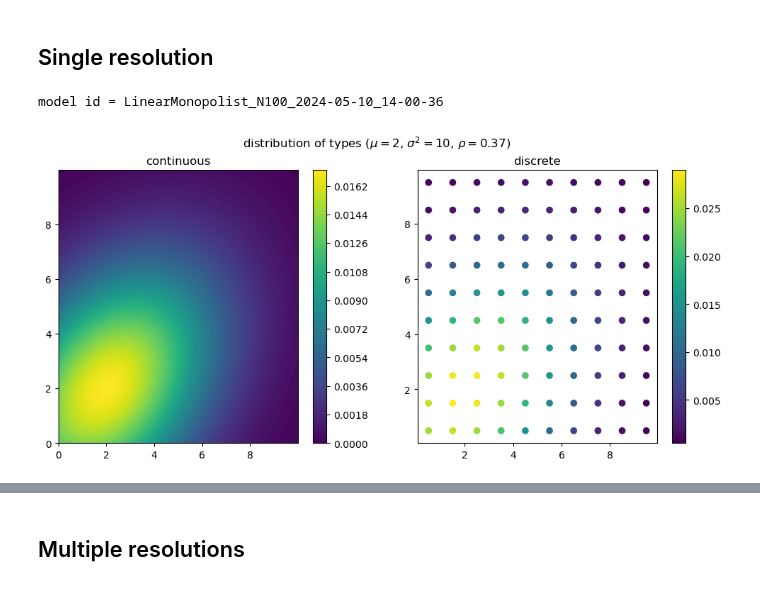
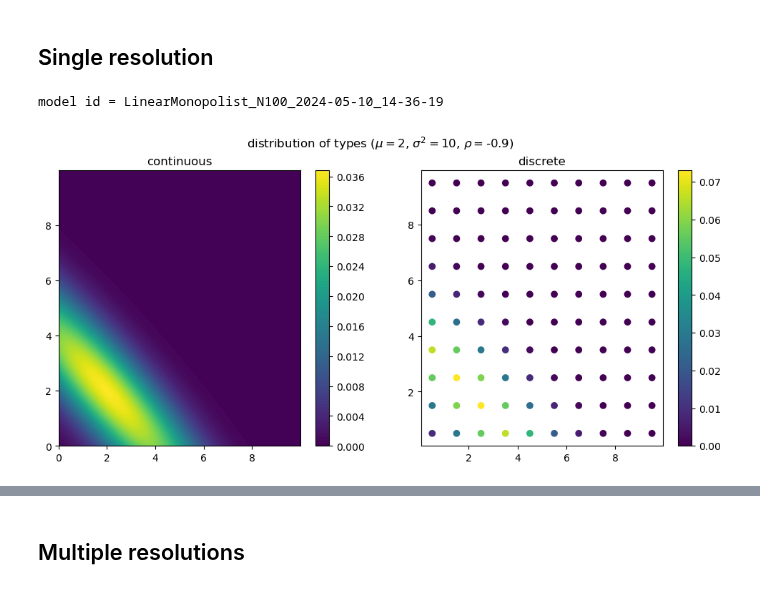
Before and after one commit to x-dupuis/screening-algo, a Jupyter notebook: examples/Schmalensee.ipynb, the cells around one changed output, grey strips where cells are left out. Cells and saved outputs as stored; diff of their text form; code cells hidden in the pictures.

```diff
--- a/examples/Schmalensee.ipynb
+++ b/examples/Schmalensee.ipynb
@@ -18,34 +18,34 @@ from modules import LinearMonopolist
 # %%
 n0, n1 = 10, 10
 t0, t1 =  np.linspace(0, 10, num=n0+1, dtype=np.float32), np.linspace(0, 10, num=n1+1, dtype=np.float32)  #  [1, 1.5, 3], [0, 0.5, 1]
 theta0 = (t0[1:]+t0[:-1])/2 ; theta1 = (t1[1:]+t1[:-1])/2
 theta0, theta1 = np.meshgrid(theta0,theta1)
 theta = np.stack((theta0.flatten(), theta1.flatten())); N = theta.shape[-1] # number of types
 
-mu = 2; sigma2 = 10; rho = 0.37
+mu = 2; sigma2 = 10; rho = -0.9
 distribution = multivariate_normal(mu*np.array([1, 1]), sigma2*np.array([[1, rho], [rho,1]]))
 cd = distribution.cdf(np.dstack(np.meshgrid(t0,t1)))
 f = cd[1:,1:] + cd[:-1,:-1] - cd[1:,:-1] - cd[:-1,1:]
 f = f.flatten() /  np.sum(f) # weights in the distribution
 
 ### Model parameters setting
 param = {'substituable':False, 'mu':mu, 'simga2':sigma2, 'rho':rho}   # False for indivisible goods (constraints = cube), True for substituable goods (constraints = simplex)
 
 ### Objects
 model = LinearMonopolist(theta, f, param)
 
 fig, axs = plt.subplots(1,2, figsize=(12,5))
 c0, c1 = np.mgrid[np.min(t0):np.max(t0):0.01, np.min(t1):np.max(t1):0.01]
 ctypes = axs[0].contourf(c0, c1, distribution.pdf(np.dstack((c0, c1))), 100)
 _ = fig.colorbar(ctypes)
 _ = axs[0].set_title('continuous')
 dtypes = axs[1].scatter(theta0, theta1, c=f)
 _ = fig.colorbar(dtypes)
 _ = axs[1].set_title('discrete')
 _ = fig.suptitle(rf'distribution of types ($\mu=${mu}, $\sigma^2=${sigma2}, $\rho=${rho})')
 # %% [output]
-model id = LinearMonopolist_N100_2024-05-10_14-00-36
+model id = LinearMonopolist_N100_2024-05-10_14-36-19
-[figure, old version]
+[figure, new version]
 # %%
 # path = 'results/Schmalensee/'+model.id+'_distribution'
 # fig.savefig(path, bbox_inches="tight", pad_inches=0.05)
```
Also changed, not shown: parts of 18 cells of this notebook, 8 other files.
